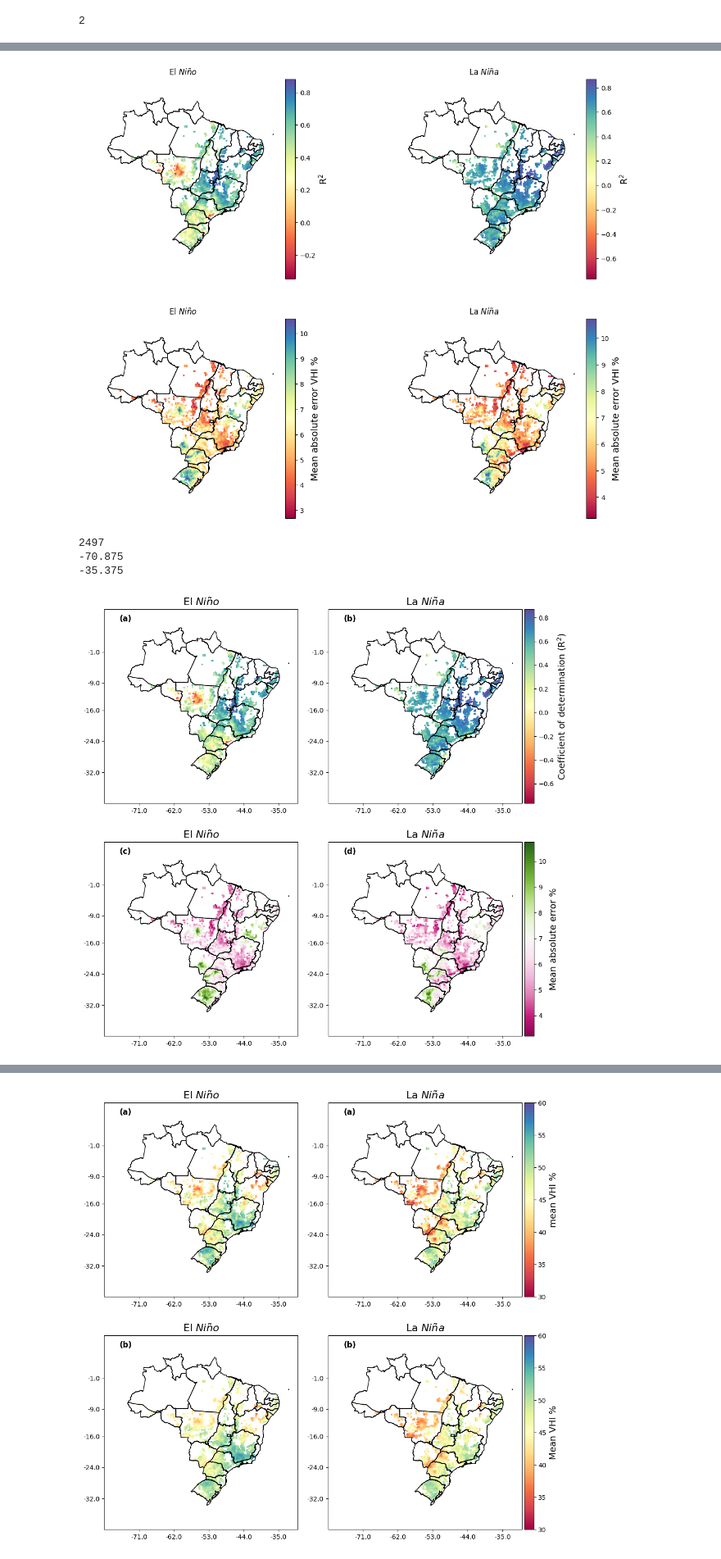
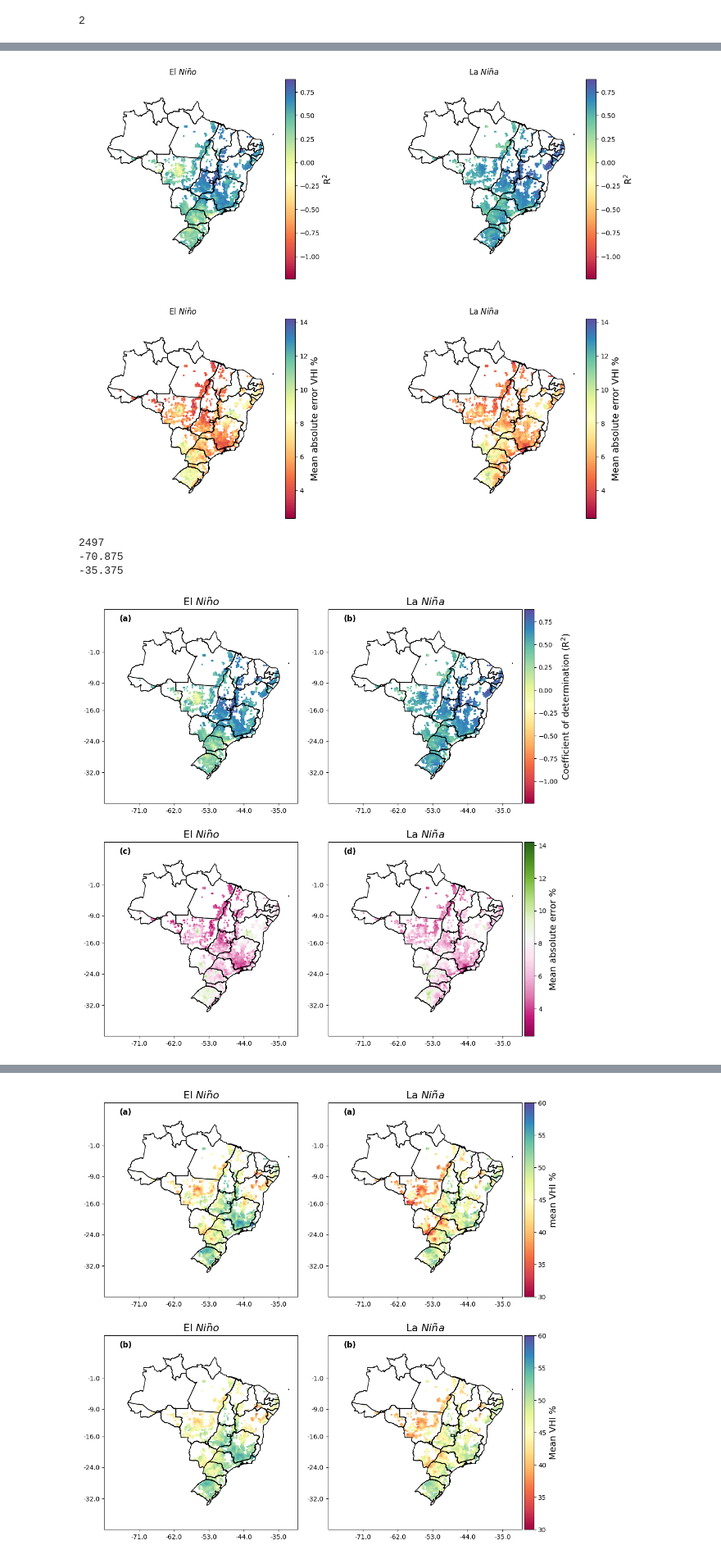
Before and after one commit to Jgallear/CSSP_brazil_23_24, a Jupyter notebook: plot_best_model_performance_vs_SOI.ipynb, the cells around one changed output, grey strips where cells are left out. Shown at 82% size. Cells and saved outputs as stored; diff of their text form; code cells hidden in the pictures.

Commit message:
code to plot results of best model against southern oscillation index

```diff
--- a/plot_best_model_performance_vs_SOI.ipynb
+++ b/plot_best_model_performance_vs_SOI.ipynb
@@ -361,7 +383,7 @@ shape_feature = ShapelyFeature(Reader(fname).geometries(),
 fig = plt.figure(figsize=(15,12))
 ax1 = fig.add_subplot(2,2,1,projection=ccrs.PlateCarree())
 #ax1.coastlines()
-im=ax1.scatter(modes_lon[0], modes_lat[0], c=modes_r2[0], marker=',', transform=ccrs.PlateCarree(), cmap='Spectral',s=2)
+im=ax1.scatter(modes_lon[0], modes_lat[0], c=modes_r2[0], marker=',', transform=ccrs.PlateCarree(), cmap='Spectral',s=2,vmax=0.885,vmin=-1.24)
 # # Set the location and size of the colorbar axes manually
 #cax = fig.add_axes([]) # left, bottom, width, height
 # # Add the colorbar
@@ -380,7 +402,7 @@ ax1.axis('off')
 
 ax1 = fig.add_subplot(2,2,2,projection=ccrs.PlateCarree())
 #ax1.coastlines()
-im=ax1.scatter(modes_lon[1], modes_lat[1], c=modes_r2[1], marker=',', transform=ccrs.PlateCarree(), cmap='Spectral',s=2)
+im=ax1.scatter(modes_lon[1], modes_lat[1], c=modes_r2[1], marker=',', transform=ccrs.PlateCarree(), cmap='Spectral',s=2,vmax=0.885,vmin=-1.24)
 # # Set the location and size of the colorbar axes manually
 #cax = fig.add_axes([]) # left, bottom, width, height
 # # Add the colorbar
@@ -400,7 +422,7 @@ ax1.axis('off')
 
 ax1 = fig.add_subplot(2,2,3,projection=ccrs.PlateCarree())
 #ax1.coastlines()
-im=ax1.scatter(modes_lon[0], modes_lat[0], c=modes_mae[0], marker=',', transform=ccrs.PlateCarree(), cmap='Spectral',s=2)
+im=ax1.scatter(modes_lon[0], modes_lat[0], c=modes_mae[0], marker=',', transform=ccrs.PlateCarree(), cmap='Spectral',s=2,vmax=14.2,vmin=2.33)
 # # Set the location and size of the colorbar axes manually
 #cax = fig.add_axes([]) # left, bottom, width, height
 # # Add the colorbar
@@ -420,7 +442,7 @@ ax1.axis('off')
 
 ax1 = fig.add_subplot(2,2,4,projection=ccrs.PlateCarree())
 #ax1.coastlines()
-im=ax1.scatter(modes_lon[1], modes_lat[1], c=modes_mae[1], marker=',', transform=ccrs.PlateCarree(), cmap='Spectral',s=2)
+im=ax1.scatter(modes_lon[1], modes_lat[1], c=modes_mae[1], marker=',', transform=ccrs.PlateCarree(), cmap='Spectral',s=2,vmax=14.2,vmin=2.33)
 # # Set the location and size of the colorbar axes manually
 #cax = fig.add_axes([]) # left, bottom, width, height
 # # Add the colorbar
@@ -440,7 +462,7 @@ ax1.axis('off')
 plt.savefig('/content/drive/MyDrive/Figures/SOI_performance_maps_unboxed.png',dpi=300)
 plt.show()
 # %% [output]
-[figure, old version]
+[figure, new version]
 # %%
 print(len(modes_lon[0]))
 print(np.min(modes_lon[0]))
@@ -460,7 +482,7 @@ yt = np.round(yt,decimals=0)
 fig = plt.figure(figsize=(15,12))
 ax1 = fig.add_subplot(2,2,1,projection=ccrs.PlateCarree())
 #ax1.coastlines()
-im=ax1.scatter(modes_lon[0], modes_lat[0], c=modes_r2[0], marker=',', transform=ccrs.PlateCarree(), cmap='Spectral',s=2)
+im=ax1.scatter(modes_lon[0], modes_lat[0], c=modes_r2[0], marker=',', transform=ccrs.PlateCarree(), cmap='Spectral',s=2,vmax=0.885,vmin=-1.24)
 # # Set the location and size of the colorbar axes manually
 #cax = fig.add_axes([]) # left, bottom, width, height
 # # Add the colorbar
@@ -484,7 +506,7 @@ ax1.text(np.min(xt)-5,np.max(yt)+8,s='(a)',weight='bold',fontsize=12)
 
 ax1 = fig.add_subplot(2,2,2,projection=ccrs.PlateCarree())
 #ax1.coastlines()
-im=ax1.scatter(modes_lon[1], modes_lat[1], c=modes_r2[1], marker=',', transform=ccrs.PlateCarree(), cmap='Spectral',s=2)
+im=ax1.scatter(modes_lon[1], modes_lat[1], c=modes_r2[1], marker=',', transform=ccrs.PlateCarree(), cmap='Spectral',s=2,vmax=0.885,vmin=-1.24)
 # # Set the location and size of the colorbar axes manually
 #cax = fig.add_axes([]) # left, bottom, width, height
 # # Add the colorbar
@@ -509,7 +531,7 @@ ax1.text(np.min(xt)-5,np.max(yt)+8,s='(b)',weight='bold',fontsize=12)
 
 ax1 = fig.add_subplot(2,2,3,projection=ccrs.PlateCarree())
 #ax1.coastlines()
-im=ax1.scatter(modes_lon[0], modes_lat[0], c=modes_mae[0], marker=',', transform=ccrs.PlateCarree(), cmap='PiYG',s=2)
+im=ax1.scatter(modes_lon[0], modes_lat[0], c=modes_mae[0], marker=',', transform=ccrs.PlateCarree(), cmap='PiYG',s=2,vmax=14.2,vmin=2.33)
 # # Set the location and size of the colorbar axes manually
 #cax = fig.add_axes([]) # left, bottom, width, height
 # # Add the colorbar
@@ -534,35 +556,35 @@ ax1.text(np.min(xt)-5,np.max(yt)+8,s='(c)',weight='bold',fontsize=12)
 
 
 ax1 = fig.add_subplot(2,2,4,projection=ccrs.PlateCarree())
 #ax1.coastlines()
-im=ax1.scatter(modes_lon[1], modes_lat[1], c=modes_mae[1], marker=',', transform=ccrs.PlateCarree(), cmap='PiYG',s=2)
+im=ax1.scatter(modes_lon[1], modes_lat[1], c=modes_mae[1], marker=',', transform=ccrs.PlateCarree(), cmap='PiYG',s=2,vmax=14.2,vmin=2.33)
 # # Set the location and size of the colorbar axes manually
 #cax = fig.add_axes([]) # left, bottom, width, height
 # # Add the colorbar
 divider = make_axes_locatable(ax1)
 cax = divider.append_axes("right", size="5%", pad=0.05,axes_class=plt.Axes)
 cbar = fig.colorbar(im, ax=ax1,cax=cax)
 cbar.ax.set_ylabel(r'Mean absolute error %',fontsize='14')
 ax1.set_title(r'La $Ni\~na$',fontsize=16)
 ax1.set_extent([-80, -30, -40, 10], crs=ccrs.PlateCarree())
 #plt.savefig('plots/Iizumi_2020_maize_global.pdf')
 #ax1.add_feature(cf.BORDERS)
 ax1.add_feature(shape_feature)
 #ax1.add_feature(cf.LAND)
 #ax1.add_feature(cf.OCEAN)
 #ax1.axis('off')
 ax1.set_xticks(xt)
 ax1.set_xticklabels(ax1.get_xticks())
 ax1.set_yticks(yt)
 ax1.set_yticklabels(ax1.get_yticks())
 ax1.text(np.min(xt)-5,np.max(yt)+8,s='(d)',weight='bold',fontsize=12)
 
 plt.subplots_adjust(wspace=-0.25, hspace=0.20)
 
 plt.savefig('/content/drive/MyDrive/Figures/SOI_performance_maps_boxed.png',dpi=300)
 plt.show()
 # %% [output]
-[figure, old version]
+[figure, new version]
 # %%
 # Boxplots of el nino and la nina
 # %%
```
Also changed, not shown: parts of 11 cells of this notebook.
